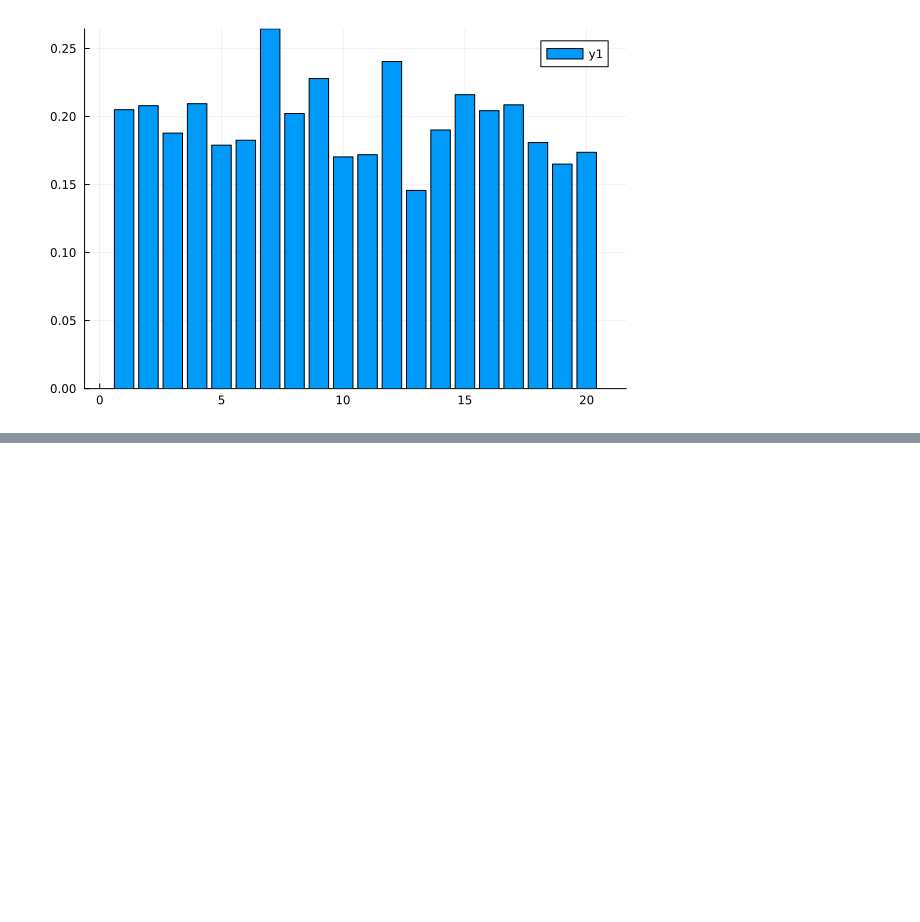
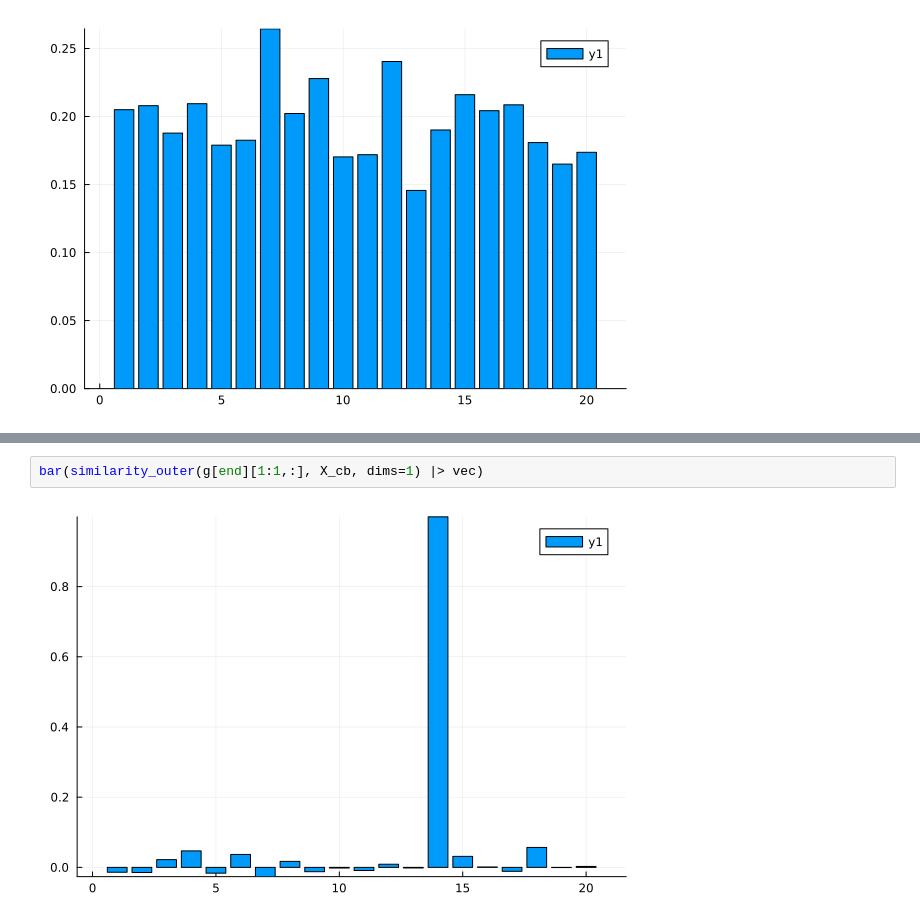
Before and after one commit to wilkieolin/phasor_julia, a Jupyter notebook: resonator.ipynb, the cells around one changed output, grey strips where cells are left out. Drawn from its saved outputs; the diff is of its cells as text; blank space fills up the shorter version.

```diff
--- a/resonator.ipynb
+++ b/resonator.ipynb
@@ -118,0 +257,4 @@ bar(similarity_outer(y_cb, Y_cb, dims=1) |> vec)
+# %%
+bar(similarity_outer(g[end][1:1,:], X_cb, dims=1) |> vec)
+# %% [output]
+[figure, added]
```
Also changed, not shown: parts of 31 cells of this notebook.
